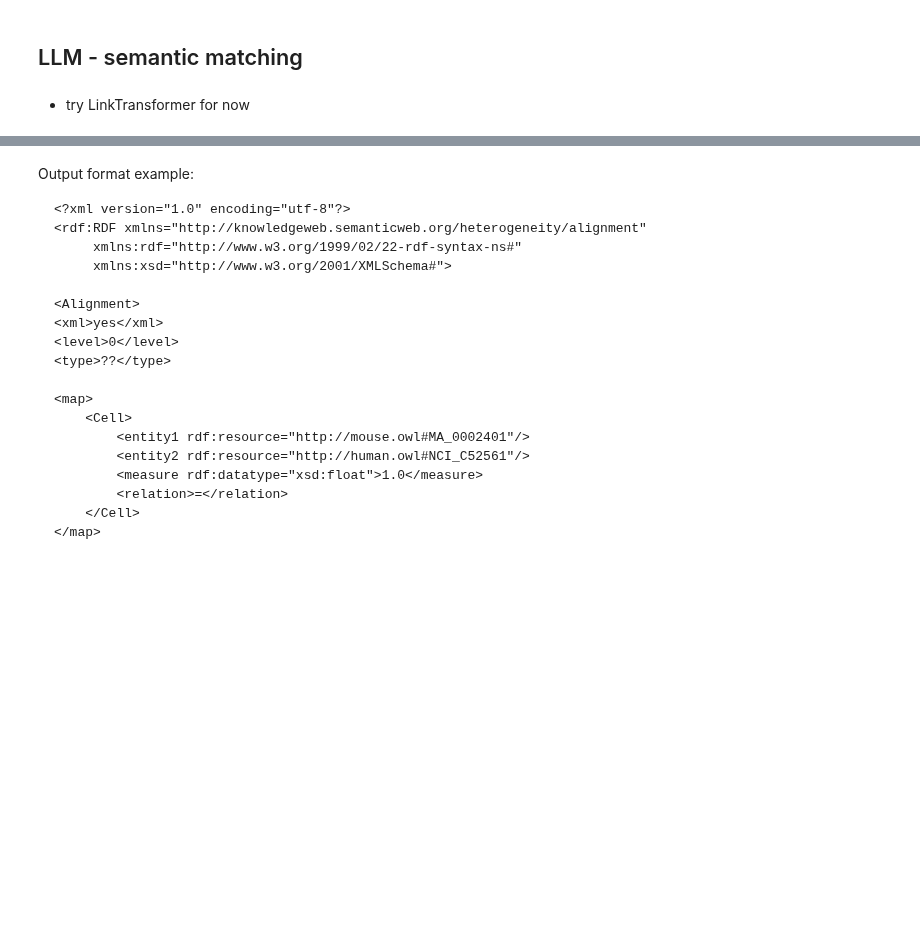
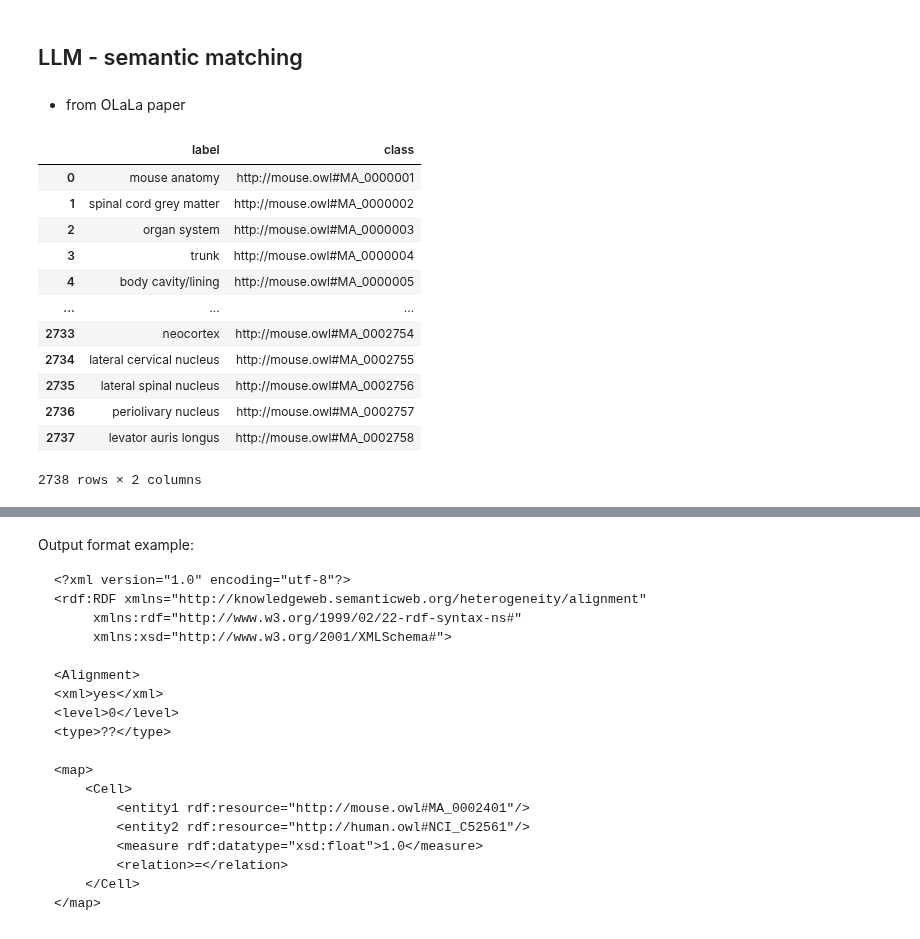
Before and after one commit to nschmitz2000/kg-ontology-alignment-framework, a Jupyter notebook: framework_code.ipynb, the cells around one changed output, grey strips where cells are left out. Cells and saved outputs as stored; diff of their text form; code cells hidden in the pictures; blank space fills up the shorter version.

```diff
--- a/framework_code.ipynb
+++ b/framework_code.ipynb
@@ -149,6 +149,10 @@ def extract_ontology_details_to_dict(graph):
         class_uri, label, label_dt, label_lang = row
         class_key = str(class_uri)
         label_str = preprocess_label(label)
+
+        if label_str is None or label_str == "none":
+            continue
+
         if label_str not in ontology_labels_dict:
             ontology_labels_dict[label_str] = class_key
             labels_list.append(label_str)
@@ -554,5 +558,5 @@ http://mouse.owl#MA_0001443
 # TODO implement user inputs (also weighted average with user defined formular would be nice)
 # %% [markdown]
 ## LLM - semantic matching
-# %% [markdown]
-- try LinkTransformer for now
+# %% [markdown]
+- from OLaLa paper
@@ -562,11 +568,13 @@ http://mouse.owl#MA_0001443
 def linktransformer_comparison(onto1_dict, onto2_dict):
     # Make pandas dataframes (can only compare dataframes)
     # Specify the record_path to expand the labels and superclasses if needed
-    df_onto1 = pd.json_normalize(onto1_dict, 'labels', ['uri', 'type', 'superclasses'],
-                    record_prefix='label_')
-    df_onto2 = pd.json_normalize(onto2_dict, 'labels', ['uri', 'type', 'superclasses'],
-                    record_prefix='label_')
+    df_onto1 = pd.DataFrame(list(onto1_dict.items()), columns=['label', 'class'])
 
+    df_onto2 = pd.DataFrame(list(onto2_dict.items()), columns=['label', 'class'])
+
+    #df_matched = lt.merge(df_onto1, df_onto2, on="label", merge_type="1:1", suffixes=('_onto1', '_onto2'), model='sentence-transformers/all-MiniLM-L6-v2')
+
+    #return df_matched
     return df_onto1, df_onto2
 
 df_1, df_2 = linktransformer_comparison(onto1_dict, onto2_dict)
@@ -583,0 +581,16 @@ onto_matched = linktransformer_comparison(onto1_data, onto2_data)
+# %%
+df_1
+# %% [output]
+|  | label | class |
+| 0 | mouse anatomy | http://mouse.owl#MA_0000001 |
+| 1 | spinal cord grey matter | http://mouse.owl#MA_0000002 |
+| 2 | organ system | http://mouse.owl#MA_0000003 |
+| 3 | trunk | http://mouse.owl#MA_0000004 |
+| 4 | body cavity/lining | http://mouse.owl#MA_0000005 |
+| ... | ... | ... |
+| 2733 | neocortex | http://mouse.owl#MA_0002754 |
+| 2734 | lateral cervical nucleus | http://mouse.owl#MA_0002755 |
+| 2735 | lateral spinal nucleus | http://mouse.owl#MA_0002756 |
+| 2736 | periolivary nucleus | http://mouse.owl#MA_0002757 |
+| 2737 | levator auris longus | http://mouse.owl#MA_0002758 |
+2738 rows × 2 columns
```
Also changed, not shown: parts of 11 cells of this notebook, 2 other files.
